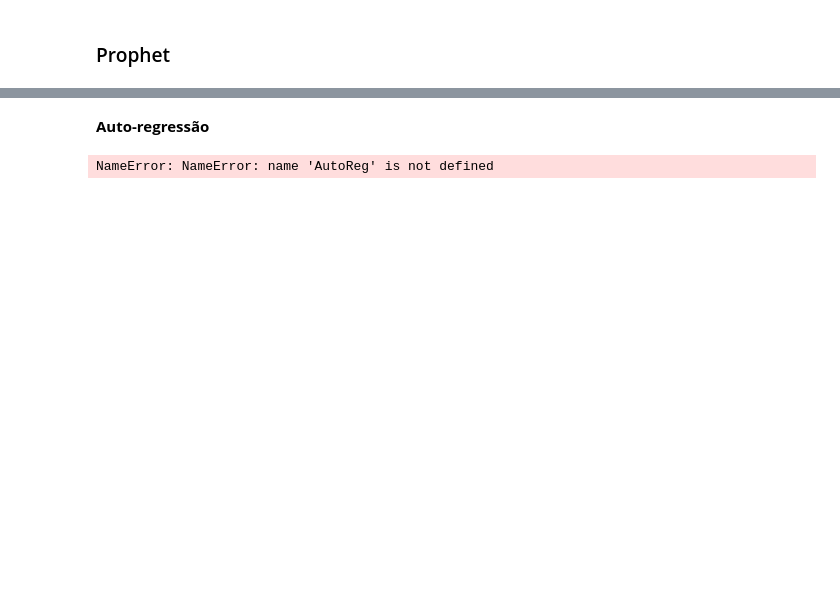
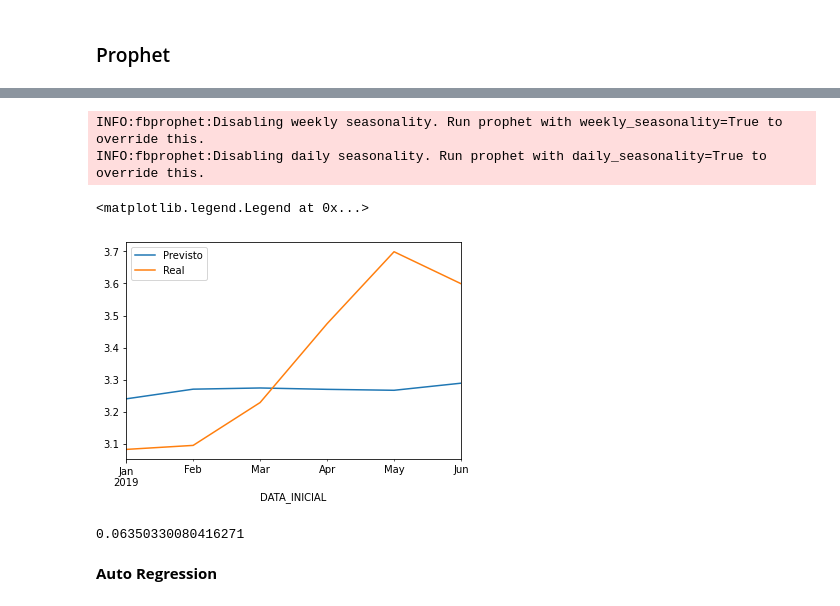
Before and after one commit to GabrielBarbosaGV/if697-projeto-2, a Jupyter notebook: notebook.ipynb, the cells around one changed output, grey strips where cells are left out. Drawn from its saved outputs; the diff is of its cells as text; code cells hidden in the pictures; blank space fills up the shorter version.

```diff
--- a/notebook.ipynb
+++ b/notebook.ipynb
@@ -222,0 +280,23 @@ NameError: NameError: name 'optuna' is not defined
+# %%
+prophet = Prophet(**prophet_study.best_trial.params)
+prophet.fit(prophet_df)
+future_df = prophet.make_future_dataframe(periods=6, freq='m')
+future_pred = prophet.predict(future_df)
+# %% [output]
+INFO:fbprophet:Disabling weekly seasonality. Run prophet with weekly_seasonality=True to override this.
+INFO:fbprophet:Disabling daily seasonality. Run prophet with daily_seasonality=True to override this.
+# %%
+last_6_months = future_pred[-6:].reset_index(drop=True)
+last_6_months.index = data_pern_test.index
+# %%
+last_6_months['yhat'].plot(label='Previsto')
+data_pern_test['PRECO_MEDIO_REVENDA'].plot(label='Real')
+plt.legend()
+# %% [output]
+<matplotlib.legend.Legend at 0x...>
+[figure, added]
+# %%
+prophet_mse = ((future_pred[-6:]['yhat'].reset_index(drop=True) - data_pern_test['PRECO_MEDIO_REVENDA'].reset_index(drop=True)) ** 2).mean()
+prophet_mse
+# %% [output]
+0.06350330080416271
@@ -223,9 +308,2 @@ NameError: NameError: name 'optuna' is not defined
 # %% [markdown]
-**Auto-regressão**
+**Auto Regression**
-# %%
-ar_df = pd.DataFrame()
-ar_df['y'] = data_pern_train['PRECO_MEDIO_REVENDA']
-ar_df['ds'] = data_pern_train.index
-model = AutoReg(ar_df, lags=1)
-# %% [output]
-NameError: NameError: name 'AutoReg' is not defined
```
Also changed, not shown: parts of 35 cells of this notebook.
